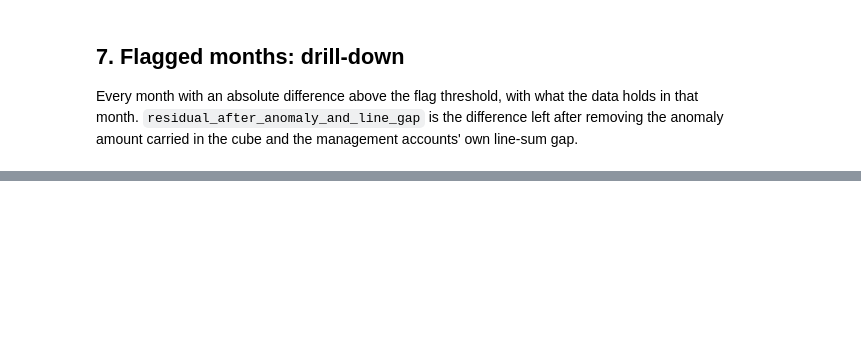
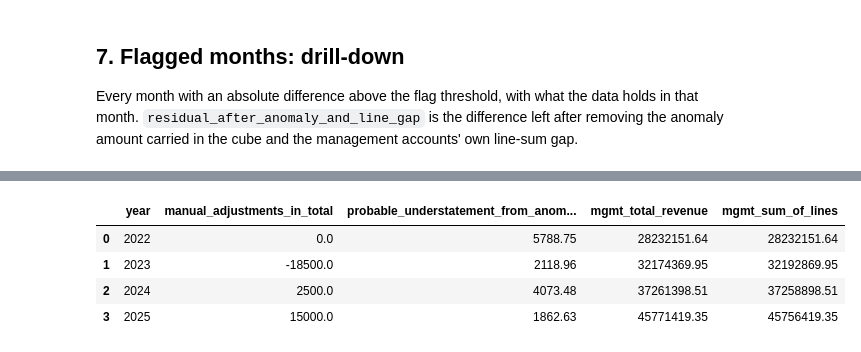
Before and after one commit to xbhxnxv/northbridge-buyside-diligence, a Jupyter notebook: notebooks/03_reconciliation.ipynb, the cells around one changed output, grey strips where cells are left out. Cells and saved outputs as stored; diff of their text form; code cells hidden in the pictures; blank space fills up the shorter version.

```diff
--- a/notebooks/03_reconciliation.ipynb
+++ b/notebooks/03_reconciliation.ipynb
@@ -143,0 +168,10 @@ drill
+# %%
+effects = q(con, "SELECT * FROM recon_reported_total_effects")
+effects.to_csv(TABLES / "step3_reported_total_effects.csv", index=False)
+effects
+# %% [output]
+|  | year | manual_adjustments_in_total | probable_understatement_from_anom... | mgmt_total_revenue | mgmt_sum_of_lines |
+| 0 | 2022 | 0.0 | 5788.75 | 28232151.64 | 28232151.64 |
+| 1 | 2023 | -18500.0 | 2118.96 | 32174369.95 | 32192869.95 |
+| 2 | 2024 | 2500.0 | 4073.48 | 37261398.51 | 37258898.51 |
+| 3 | 2025 | 15000.0 | 1862.63 | 45771419.35 | 45756419.35 |
```
Also changed, not shown: parts of 10 cells of this notebook, 21 other files.
